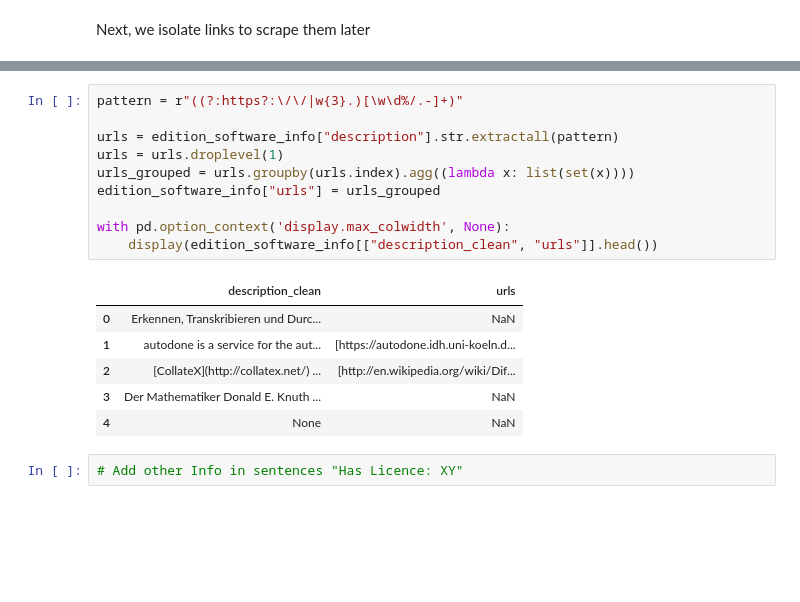
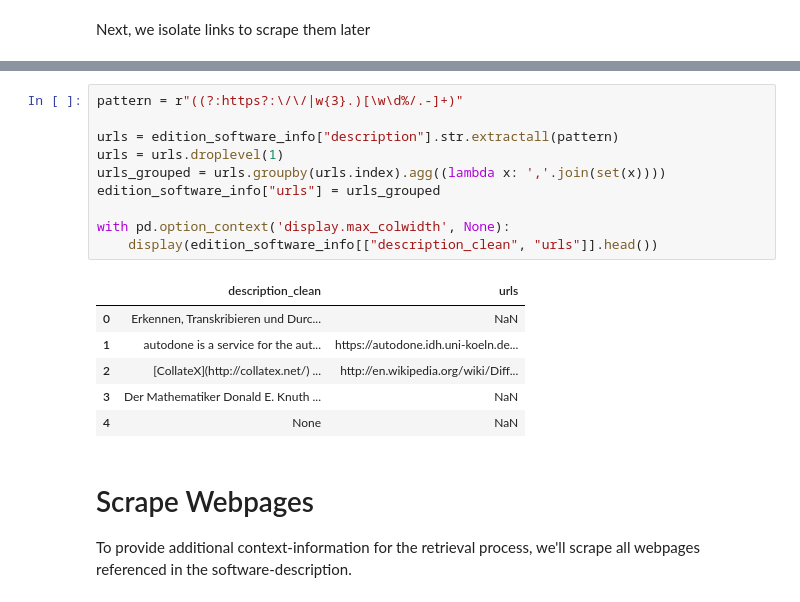
Before and after one commit to andwzn/retrieval-augmented-generation-experiment, a Jupyter notebook: rag_experiment_1.ipynb, the cells around one changed output, grey strips where cells are left out. Cells and saved outputs as stored; diff of their text form; blank space fills up the shorter version.

```diff
--- a/rag_experiment_1.ipynb
+++ b/rag_experiment_1.ipynb
@@ -103,19 +104,21 @@ Index(['id', 'slug', 'brand_name', 'concept_doi', 'description',
 # %%
 pattern = r"((?:https?:\/\/|w{3}.)[\w\d%/.-]+)"
 
 urls = edition_software_info["description"].str.extractall(pattern)
 urls = urls.droplevel(1)
-urls_grouped = urls.groupby(urls.index).agg((lambda x: list(set(x))))
+urls_grouped = urls.groupby(urls.index).agg((lambda x: ','.join(set(x))))
 edition_software_info["urls"] = urls_grouped
 
 with pd.option_context('display.max_colwidth', None):
     display(edition_software_info[["description_clean", "urls"]].head())
 # %% [output]
 |  | description_clean | urls |
 | 0 | Erkennen, Transkribieren und Durc... | NaN |
-| 1 | autodone is a service for the aut... | [https://autodone.idh.uni-koeln.d... |
-| 2 | [CollateX](http://collatex.net/) ... | [http://en.wikipedia.org/wiki/Dif... |
+| 1 | autodone is a service for the aut... | https://autodone.idh.uni-koeln.de... |
+| 2 | [CollateX](http://collatex.net/) ... | http://en.wikipedia.org/wiki/Diff... |
 | 3 | Der Mathematiker Donald E. Knuth ... | NaN |
 | 4 | None | NaN |
-# %%
-# Add other Info in sentences "Has Licence: XY"
+# %% [markdown]
+# Scrape Webpages
+
+To provide additional context-information for the retrieval process, we'll scrape all webpages referenced in the software-description.
```
Also changed, not shown: parts of 4 cells of this notebook, 2 other files.
